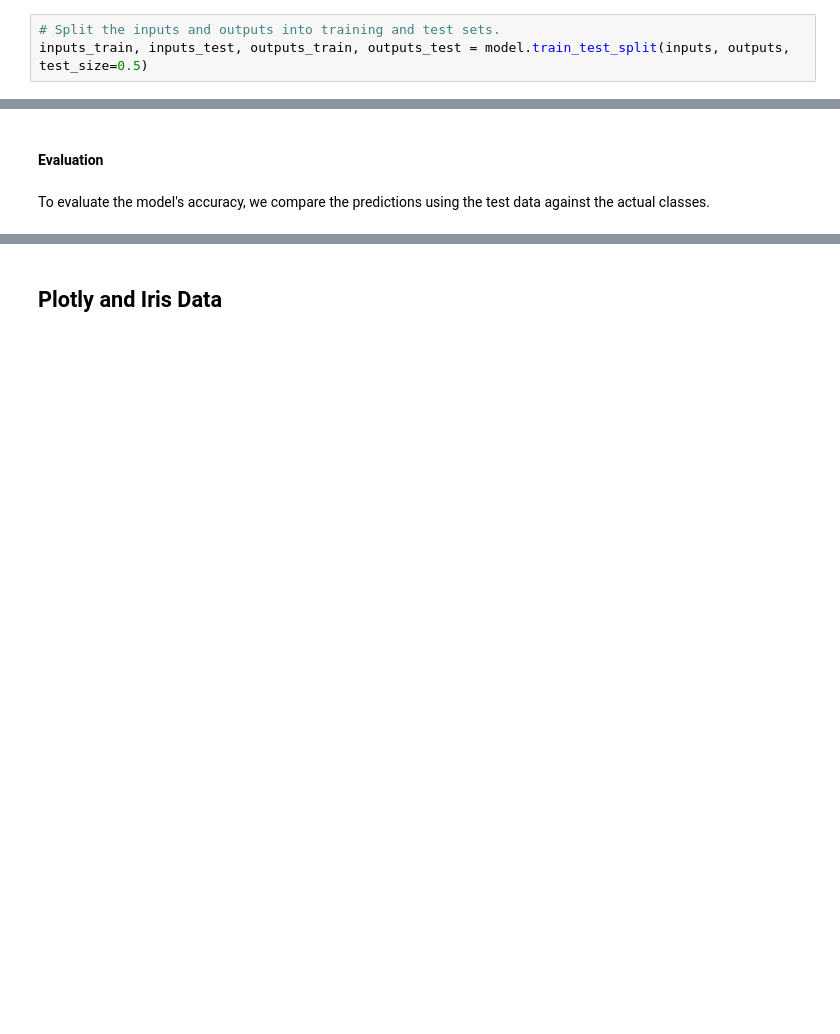
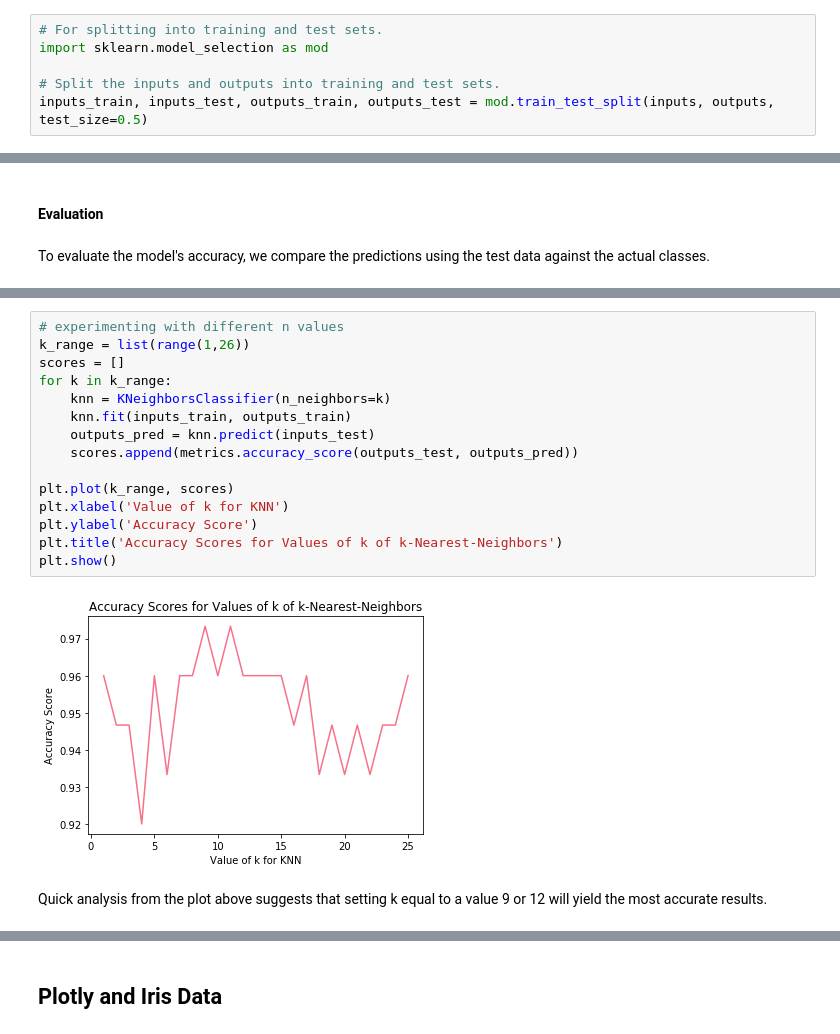
Before and after one commit to DaireNiC/Emerging-Technologies, a Jupyter notebook: iris_dastaset.ipynb, the cells around one changed output, grey strips where cells are left out. Saved outputs shown, nothing was run; the diff lists cells and outputs as text; blank space fills up the shorter version.

```diff
--- a/iris_dastaset.ipynb
+++ b/iris_dastaset.ipynb
@@ -273,3 +296,6 @@ First we split the dataset into two sections - one for training the model and th
 # %%
+# For splitting into training and test sets.
+import sklearn.model_selection as mod
+
 # Split the inputs and outputs into training and test sets.
-inputs_train, inputs_test, outputs_train, outputs_test = model.train_test_split(inputs, outputs, test_size=0.5)
+inputs_train, inputs_test, outputs_train, outputs_test = mod.train_test_split(inputs, outputs, test_size=0.5)
@@ -303,0 +434,19 @@ predictions == encoder.inverse_transform(outputs_test)
+# %%
+# experimenting with different n values
+k_range = list(range(1,26))
+scores = []
+for k in k_range:
+    knn = KNeighborsClassifier(n_neighbors=k)
+    knn.fit(inputs_train, outputs_train)
+    outputs_pred = knn.predict(inputs_test)
+    scores.append(metrics.accuracy_score(outputs_test, outputs_pred))
+
+plt.plot(k_range, scores)
+plt.xlabel('Value of k for KNN')
+plt.ylabel('Accuracy Score')
+plt.title('Accuracy Scores for Values of k of k-Nearest-Neighbors')
+plt.show()
+# %% [output]
+[figure, added]
+# %% [markdown]
+Quick analysis from the plot above suggests that setting k equal to a value 9 or 12 will yield the most accurate results.
```
Also changed, not shown: parts of 30 cells of this notebook.
